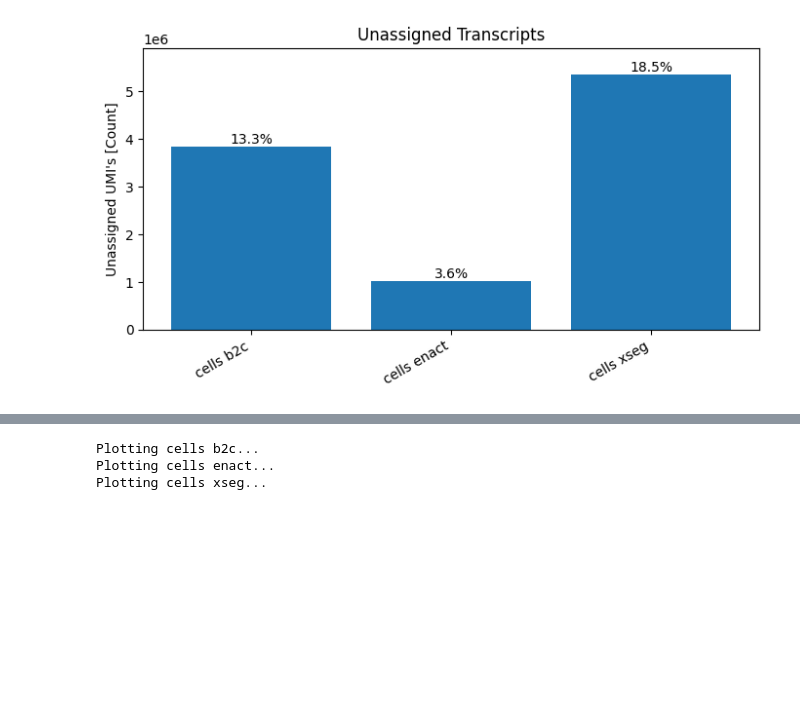
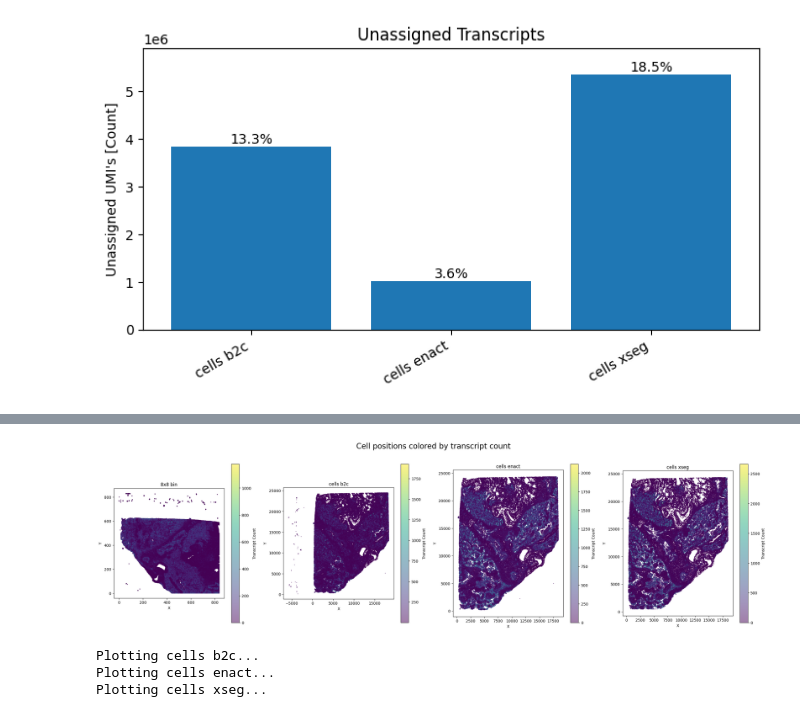
Before and after one commit to RaphaelDeGottardi/MasterThesis, a Jupyter notebook: Benchmarking pipeline/General metrics/VpX_metrics.ipynb, the cells around one changed output, grey strips where cells are left out. Saved outputs shown, nothing was run; the diff lists cells and outputs as text; code cells hidden in the pictures; blank space fills up the shorter version.

```diff
--- a/Benchmarking pipeline/General metrics/VpX_metrics.ipynb
+++ b/Benchmarking pipeline/General metrics/VpX_metrics.ipynb
@@ -265,3 +266,26 @@ plt.show()
+# %%
+fig, axes = plt.subplots(1, len(cell_keys_p8), figsize=(25, 7), sharex=False, sharey=False)
+for ax, key in zip(axes, cell_keys_p8):
+    adata = datasets[key]
+    coords = adata.obsm['spatial']
+    counts = adata.obs['total_counts']
+    try:
+        xy = coords if isinstance(coords, np.ndarray) else coords.values
+        x, y = xy[:, 0], xy[:, 1]
+    except Exception:
+        x, y = coords['cell_x'].values, coords['cell_y'].values
+
+    sc_plot = ax.scatter(x, y, c=counts, s=1, alpha=0.5, cmap='viridis')
+    ax.set_title(key)
+    ax.set_xlabel('X')
+    ax.set_ylabel('Y')
+    ax.set_aspect('equal')
+    plt.colorbar(sc_plot, ax=ax, label='Transcript Count')
+fig.suptitle("Cell positions colored by transcript count", fontsize=20)
+plt.tight_layout(rect=[0, 0, 1, 0.95])
+plt.show()
+# %% [output]
+[figure, added]
 # %%
 fig, axes = plt.subplots(1, len(cell_keys), figsize=(19, 7), sharex=False, sharey=False)
 for ax, key in zip(axes, cell_keys):
```
Also changed, not shown: parts of 5 cells of this notebook, 4 other files.
